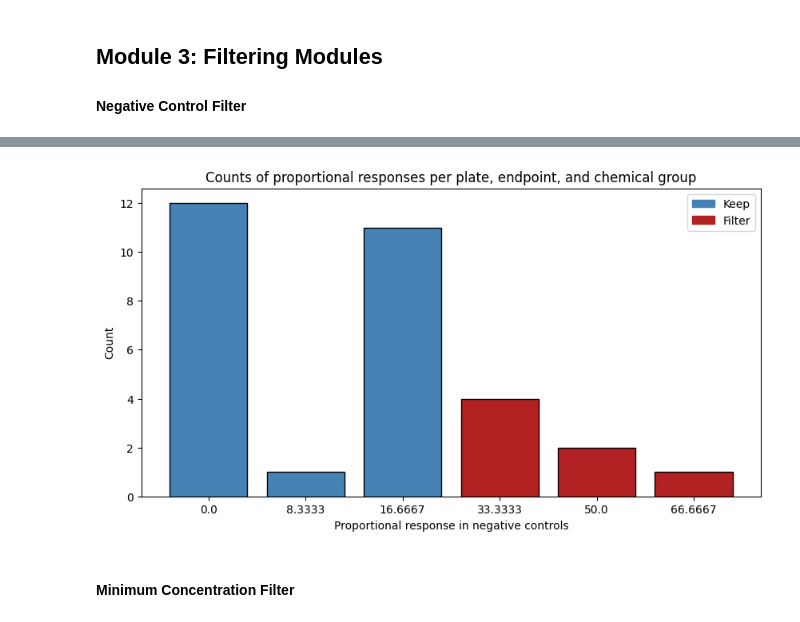
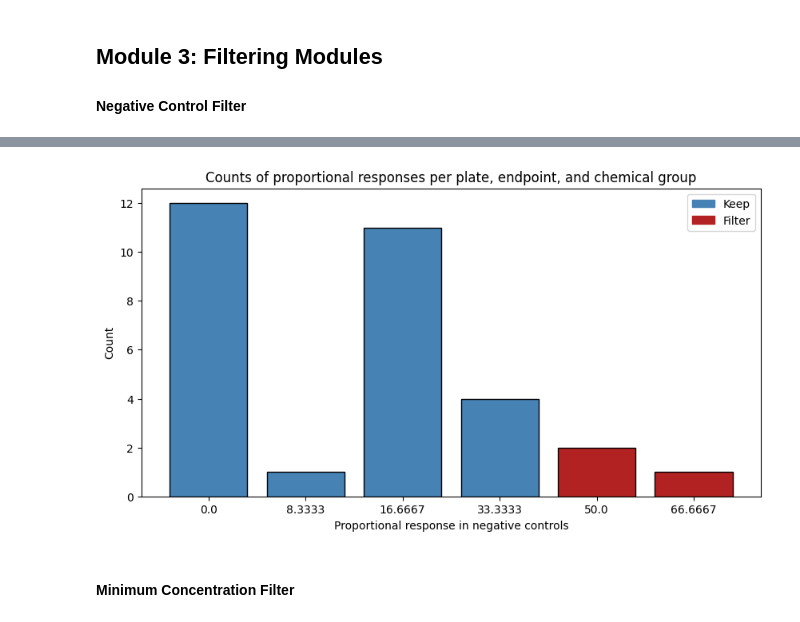
Before and after one commit to PNNL-CompBio/bmdrc, a Jupyter notebook: dev_tests/binary_class_tests.ipynb, the cells around one changed output, grey strips where cells are left out. Cells and saved outputs as stored; diff of their text form; code cells hidden in the pictures.

```diff
--- a/dev_tests/binary_class_tests.ipynb
+++ b/dev_tests/binary_class_tests.ipynb
@@ -114,9 +99,9 @@ Long.filter_negative_control_df
 | 5 | 66.666667 | 1 | Filter |
 # %%
 # Apply the negative control filter
-Long.filter_negative_control(percentage = 18, apply = True)
+Long.filter_negative_control(percentage = 50, apply = True)
 # %% [output]
-[figure, old version]
+[figure, new version]
 # %% [markdown]
 #### Minimum Concentration Filter
 # %%
```
Also changed, not shown: parts of 25 cells of this notebook, 3 other files.
